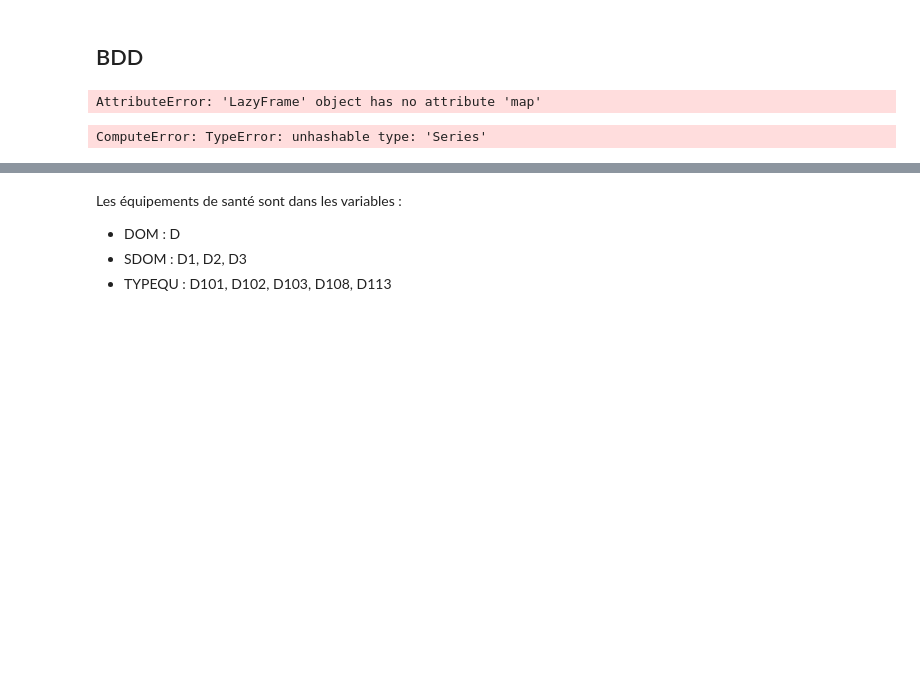
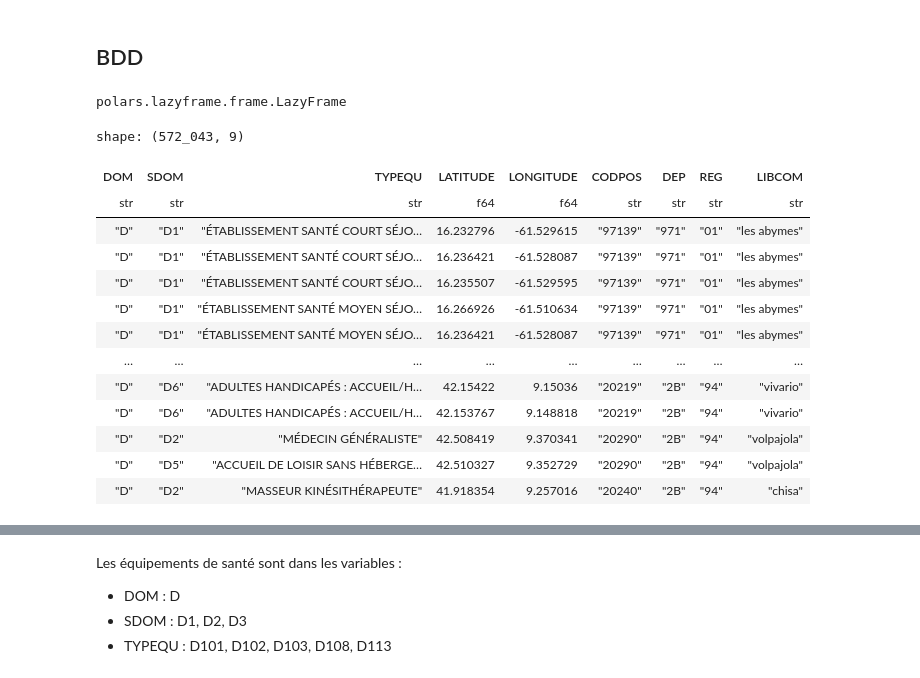
Before and after one commit to pARHA-CS/dashboard_PVD, a Jupyter notebook: scripts/exploration_bdd.ipynb, the cells around one changed output, grey strips where cells are left out. Drawn from its saved outputs; the diff is of its cells as text; code cells hidden in the pictures; blank space fills up the shorter version.

```diff
--- a/scripts/exploration_bdd.ipynb
+++ b/scripts/exploration_bdd.ipynb
@@ -95,10 +132,10 @@ typequ_mapping = {
     "D705": "CENTRE ACCUEIL DEMANDEUR D’ASILE",
     "D709": "AUTRES ÉTABLISSEMENTS POUR ADULTES ET FAMILLES EN DIFFICULTÉ"
 }
-# %%
-df.map(typequ_mapping)
-# %% [output]
-AttributeError: 'LazyFrame' object has no attribute 'map'
+# %%
+type(df)
+# %% [output]
+polars.lazyframe.frame.LazyFrame
 # %%
 df_filtered = (
     df.filter(
@@ -106,22 +143,39 @@ df_filtered = (
         (pl.col("TYPEQU").str.contains("D")) &
         (pl.col("LATITUDE").is_not_null() & pl.col("LONGITUDE").is_not_null()) &
         (pl.col("LATITUDE") > -90) & (pl.col("LATITUDE") < 90) &
-        (pl.col("LONGITUDE") > -180) & (pl.col("LONGITUDE") < 180) &
-        (pl.col("SDOM").is_in(["D1", "D2", "D3"]))
+        (pl.col("LONGITUDE") > -180) & (pl.col("LONGITUDE") < 180)
     )
     .with_columns(
         pl.col("LIBCOM").str.to_lowercase(),
-        pl.col("TYPEQU").map_batches(lambda x: typequ_mapping.get(x, x)).alias("TYPEQU")
+        pl.when(pl.col("TYPEQU").is_in(list(typequ_mapping.keys())))
+        .then(pl.col("TYPEQU").replace(typequ_mapping))
+        .otherwise(pl.col("TYPEQU"))
+        .alias("TYPEQU")
     )
     .select([
-        "DOM", "SDOM", "TYPEQU", "DENS3", "DENS7",
-        "AAV2020", "QP", "QP2015", "LATITUDE", "LONGITUDE",
+        "DOM", "SDOM", "TYPEQU",
+        "LATITUDE", "LONGITUDE",
         "CODPOS", "DEP", "REG", "LIBCOM"
     ])
     .collect()
 )
-# %% [output]
-ComputeError: TypeError: unhashable type: 'Series'
+# %%
+df_filtered
+# %% [output]
+shape: (572_043, 9)
+| DOM | SDOM | TYPEQU | LATITUDE | LONGITUDE | CODPOS | DEP | REG | LIBCOM |
+| str | str | str | f64 | f64 | str | str | str | str |
+| "D" | "D1" | "ÉTABLISSEMENT SANTÉ COURT SÉJO… | 16.232796 | -61.529615 | "97139" | "971" | "01" | "les abymes" |
+| "D" | "D1" | "ÉTABLISSEMENT SANTÉ COURT SÉJO… | 16.236421 | -61.528087 | "97139" | "971" | "01" | "les abymes" |
+| "D" | "D1" | "ÉTABLISSEMENT SANTÉ COURT SÉJO… | 16.235507 | -61.529595 | "97139" | "971" | "01" | "les abymes" |
+| "D" | "D1" | "ÉTABLISSEMENT SANTÉ MOYEN SÉJO… | 16.266926 | -61.510634 | "97139" | "971" | "01" | "les abymes" |
+| "D" | "D1" | "ÉTABLISSEMENT SANTÉ MOYEN SÉJO… | 16.236421 | -61.528087 | "97139" | "971" | "01" | "les abymes" |
+| … | … | … | … | … | … | … | … | … |
+| "D" | "D6" | "ADULTES HANDICAPÉS : ACCUEIL/H… | 42.15422 | 9.15036 | "20219" | "2B" | "94" | "vivario" |
+| "D" | "D6" | "ADULTES HANDICAPÉS : ACCUEIL/H… | 42.153767 | 9.148818 | "20219" | "2B" | "94" | "vivario" |
+| "D" | "D2" | "MÉDECIN GÉNÉRALISTE" | 42.508419 | 9.370341 | "20290" | "2B" | "94" | "volpajola" |
+| "D" | "D5" | "ACCUEIL DE LOISIR SANS HÉBERGE… | 42.510327 | 9.352729 | "20290" | "2B" | "94" | "volpajola" |
+| "D" | "D2" | "MASSEUR KINÉSITHÉRAPEUTE" | 41.918354 | 9.257016 | "20240" | "2B" | "94" | "chisa" |
 # %%
 df_filtered.write_parquet(output_full)
 # %%
```
Also changed, not shown: parts of 14 cells of this notebook, 6 other files.
